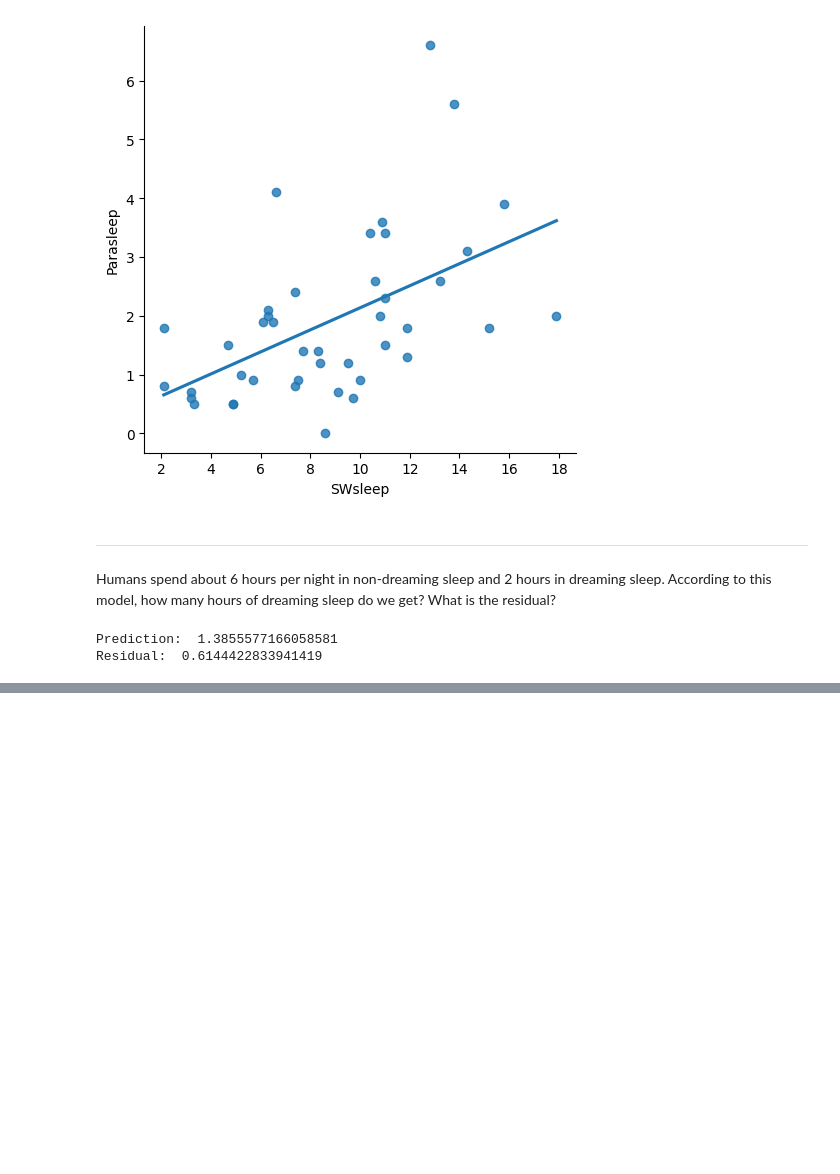
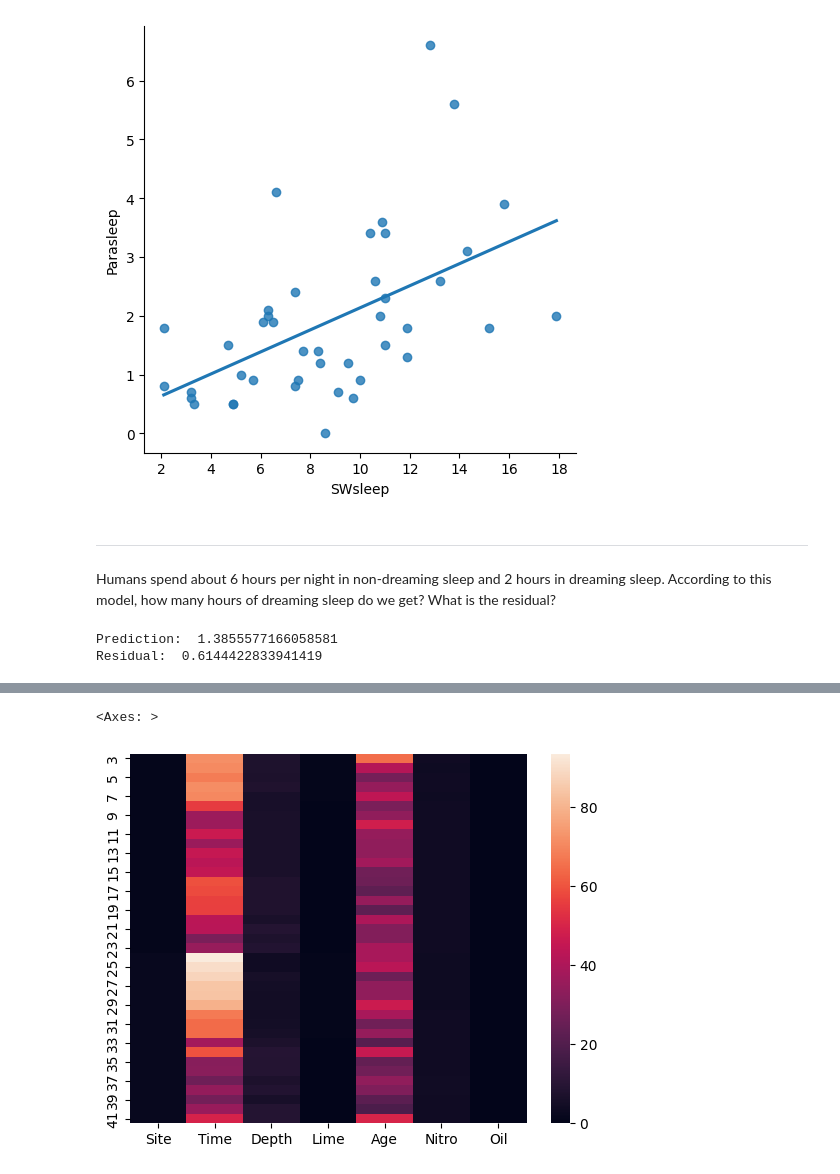
Before and after one commit to sikoh/DS-Statistics, a Jupyter notebook: Linear-Correlation-Regression/DS_SimpleLinearRegression_Lecture_Notes.ipynb, the cells around one changed output, grey strips where cells are left out. Saved outputs shown, nothing was run; the diff lists cells and outputs as text; code cells hidden in the pictures; blank space fills up the shorter version.

```diff
--- a/Linear-Correlation-Regression/DS_SimpleLinearRegression_Lecture_Notes.ipynb
+++ b/Linear-Correlation-Regression/DS_SimpleLinearRegression_Lecture_Notes.ipynb
@@ -523,0 +613,5 @@ Residual:  0.6144422833941419
+# %%
+sns.heatmap(longbones_new)
+# %% [output]
+<Axes: >
+[figure, added]
```
Also changed, not shown: parts of 18 cells of this notebook.
